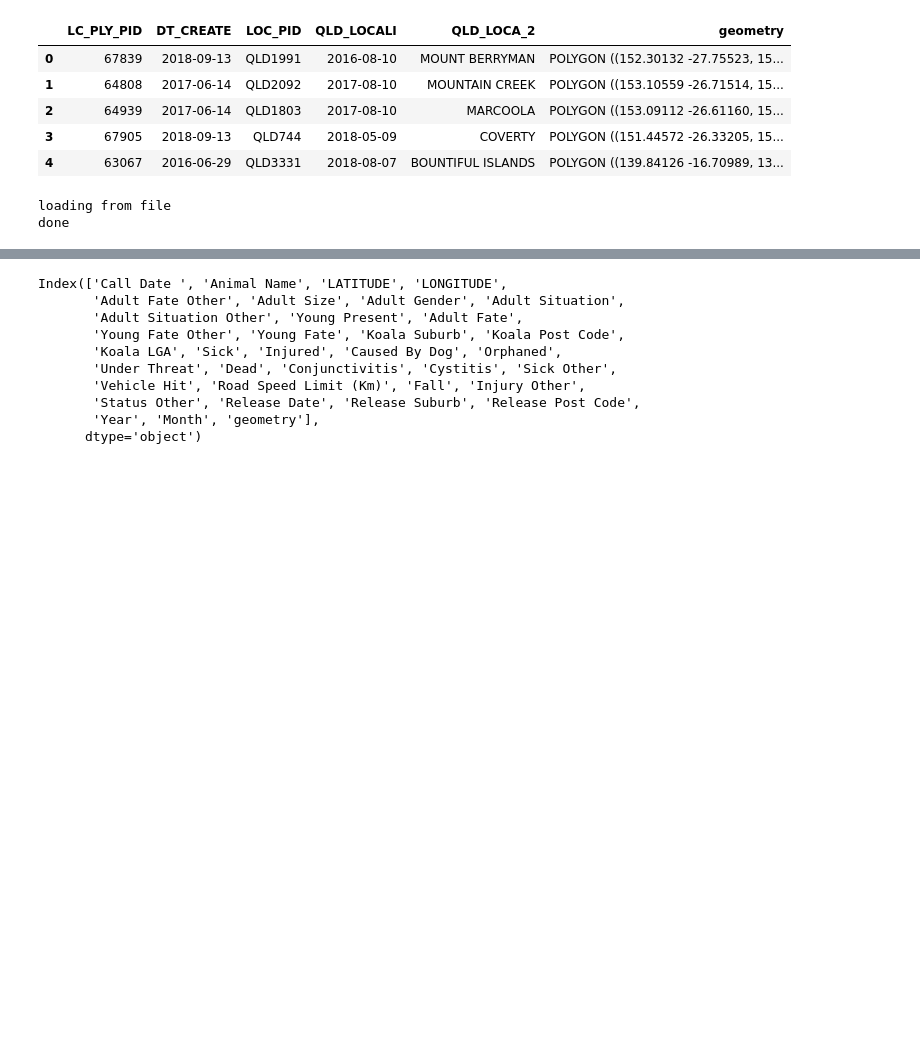
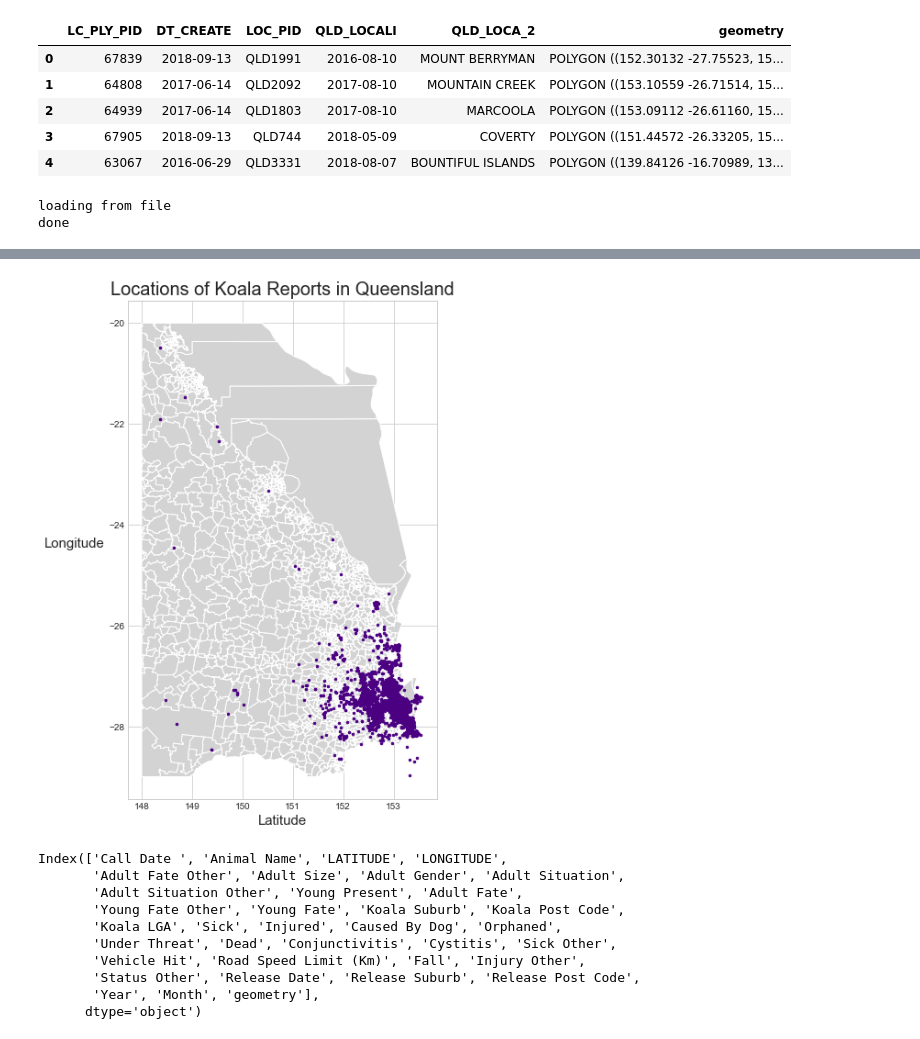
Before and after one commit to joelnorman99/Open-Data-Project, a Jupyter notebook: Koala Hospital Data.ipynb, the cells around one changed output, grey strips where cells are left out. Cells and saved outputs as stored; diff of their text form; code cells hidden in the pictures; blank space fills up the shorter version.

```diff
--- a/Koala Hospital Data.ipynb
+++ b/Koala Hospital Data.ipynb
@@ -106,3 +127,7 @@ Text(548.5159167596867, 0.5, 'Longitude')
+# %%
+location()
+# %% [output]
+[figure, added]
 # %%
 koala_data.columns
 # %% [output]
```
Also changed, not shown: parts of 21 cells of this notebook.
